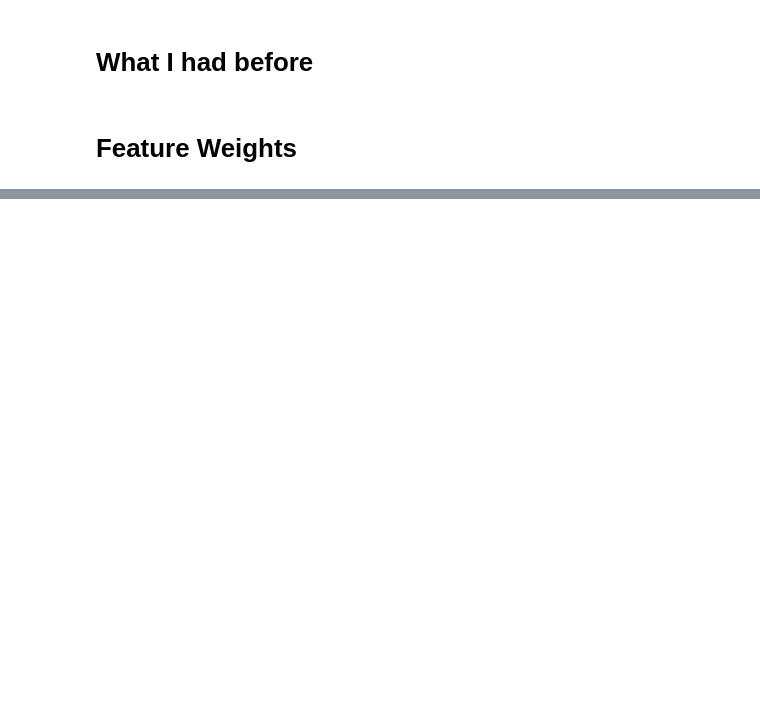
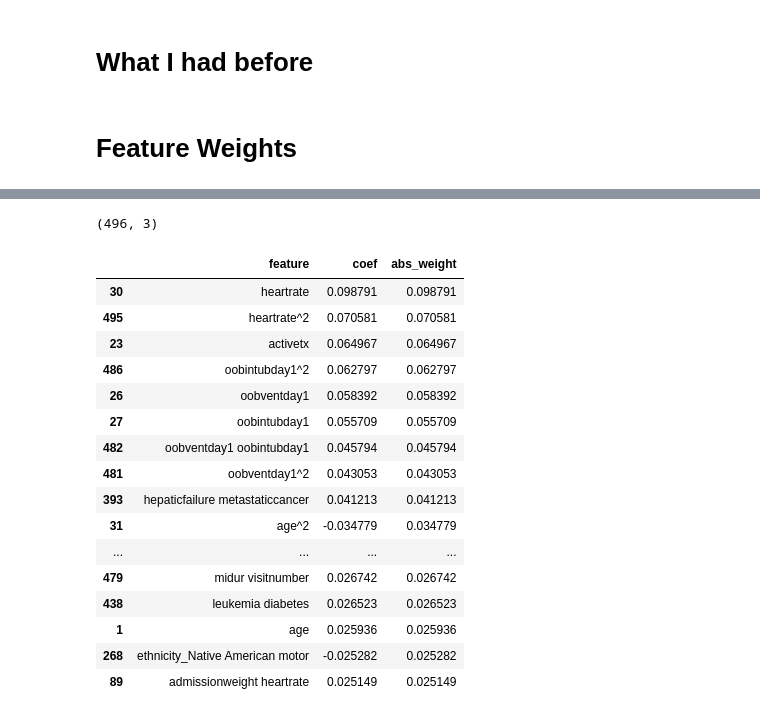
Before and after one commit to horwitzr/ViTalErt, a Jupyter notebook: notebooks/logisticRegr_model_w_polyfeatures.ipynb, the cells around one changed output, grey strips where cells are left out. Saved outputs shown, nothing was run; the diff lists cells and outputs as text; code cells hidden in the pictures; blank space fills up the shorter version.

```diff
--- a/notebooks/logisticRegr_model_w_polyfeatures.ipynb
+++ b/notebooks/logisticRegr_model_w_polyfeatures.ipynb
@@ -136,7 +136,7 @@ X_test_sc = scaler.transform(X_test)
 # transform X_train_sc to a higher degree
 poly_features = PolynomialFeatures(degree=2)
 X_train_poly = poly_features.fit_transform(X_train_sc)
-
+X_train_poly_colnames = poly_features.get_feature_names(X.columns)
 
 X_test_poly = poly_features.fit(X_test_sc)
 
@@ -158,23 +158,23 @@ Training AUC is 0.7764934511411027
 # %% [markdown]
 # What I had before
 # %%
-clf_w_best_params = LogisticRegression(C=0.01, fit_intercept=True, penalty='l2')
+# clf_w_best_params = LogisticRegression(C=0.01, fit_intercept=True, penalty='l2')
 
-#clf_w_best_params = LogisticRegression(class_weight={0: 0.005, 1: 0.995}, C=0.01, fit_intercept=False, penalty='l2')
-clf_w_best_params.fit(X_train_sc, y_train)
-file_name_pickle = 'model_' + now_to_str() + '.pickle'
-scaler_name_pickle = 'scaler_' + now_to_str() + '.pickle'
-pickle.dump(clf_w_best_params, open(file_name_pickle, 'wb'))
-pickle.dump(scaler, open(scaler_name_pickle, 'wb'))
+# #clf_w_best_params = LogisticRegression(class_weight={0: 0.005, 1: 0.995}, C=0.01, fit_intercept=False, penalty='l2')
+# clf_w_best_params.fit(X_train_sc, y_train)
+# file_name_pickle = 'model_' + now_to_str() + '.pickle'
+# scaler_name_pickle = 'scaler_' + now_to_str() + '.pickle'
+# pickle.dump(clf_w_best_params, open(file_name_pickle, 'wb'))
+# pickle.dump(scaler, open(scaler_name_pickle, 'wb'))
 
-y_pred = clf_w_best_params.predict(X_test_sc)
-y_probs = clf_w_best_params.predict_proba(X_test_sc)[:,1]
-# print('accuracy is ' + str(accuracy_score(y_test, y_pred)))
-# print('precision is ' + str(precision_score(y_test, y_pred)))
+# y_pred = clf_w_best_params.predict(X_test_sc)
+# y_probs = clf_w_best_params.predict_proba(X_test_sc)[:,1]
+# # print('accuracy is ' + str(accuracy_score(y_test, y_pred)))
+# # print('precision is ' + str(precision_score(y_test, y_pred)))
 
 
 
-# print('F1 score is ' + str(f1_score(y_test, y_pred_rocauc)))
-print('AUC is ' + str(roc_auc_score(y_test,y_probs)))
-# print('Min prob is ' + str(y_probs.min()))
-# print('Max prob is ' + str(y_probs.max()))
+# # print('F1 score is ' + str(f1_score(y_test, y_pred_rocauc)))
+# print('AUC is ' + str(roc_auc_score(y_test,y_probs)))
+# # print('Min prob is ' + str(y_probs.min()))
+# # print('Max prob is ' + str(y_probs.max()))
@@ -229,7 +227,7 @@ for thresh in THRESHOLD:
 # Feature Weights
 # %%
 # Get feature weights and put into dataframe
-mydict = {'feature': X_train.columns, 'coef': list(clf_w_best_params.coef_.reshape(-1,1).flatten())}
+mydict = {'feature': X_train_poly_colnames, 'coef': list(clf_w_best_params.coef_.reshape(-1,1).flatten())}
 features_weights = pd.DataFrame(mydict)
 features_weights = features_weights.assign(abs_weight=np.abs(features_weights['coef']))
 features_weights.head()
@@ -236,2 +241,3 @@ features_weights.head()
 # %%
-fw = features_weights.sort_values(by='abs_weight', ascending=False)
+features_weights = features_weights.sort_values(by='abs_weight', ascending=False)
+features_weights.set_index('feature')
@@ -240,0 +259,24 @@ fw5
+# %%
+features_weights.shape
+# %% [output]
+(496, 3)
+# %%
+features_weights.head(30)
+# %% [output]
+|  | feature | coef | abs_weight |
+| 30 | heartrate | 0.098791 | 0.098791 |
+| 495 | heartrate^2 | 0.070581 | 0.070581 |
+| 23 | activetx | 0.064967 | 0.064967 |
+| 486 | oobintubday1^2 | 0.062797 | 0.062797 |
+| 26 | oobventday1 | 0.058392 | 0.058392 |
+| 27 | oobintubday1 | 0.055709 | 0.055709 |
+| 482 | oobventday1 oobintubday1 | 0.045794 | 0.045794 |
+| 481 | oobventday1^2 | 0.043053 | 0.043053 |
+| 393 | hepaticfailure metastaticcancer | 0.041213 | 0.041213 |
+| 31 | age^2 | -0.034779 | 0.034779 |
+| ... | ... | ... | ... |
+| 479 | midur visitnumber | 0.026742 | 0.026742 |
+| 438 | leukemia diabetes | 0.026523 | 0.026523 |
+| 1 | age | 0.025936 | 0.025936 |
+| 268 | ethnicity_Native American motor | -0.025282 | 0.025282 |
+| 89 | admissionweight heartrate | 0.025149 | 0.025149 |
```
Also changed, not shown: parts of 17 cells of this notebook.
